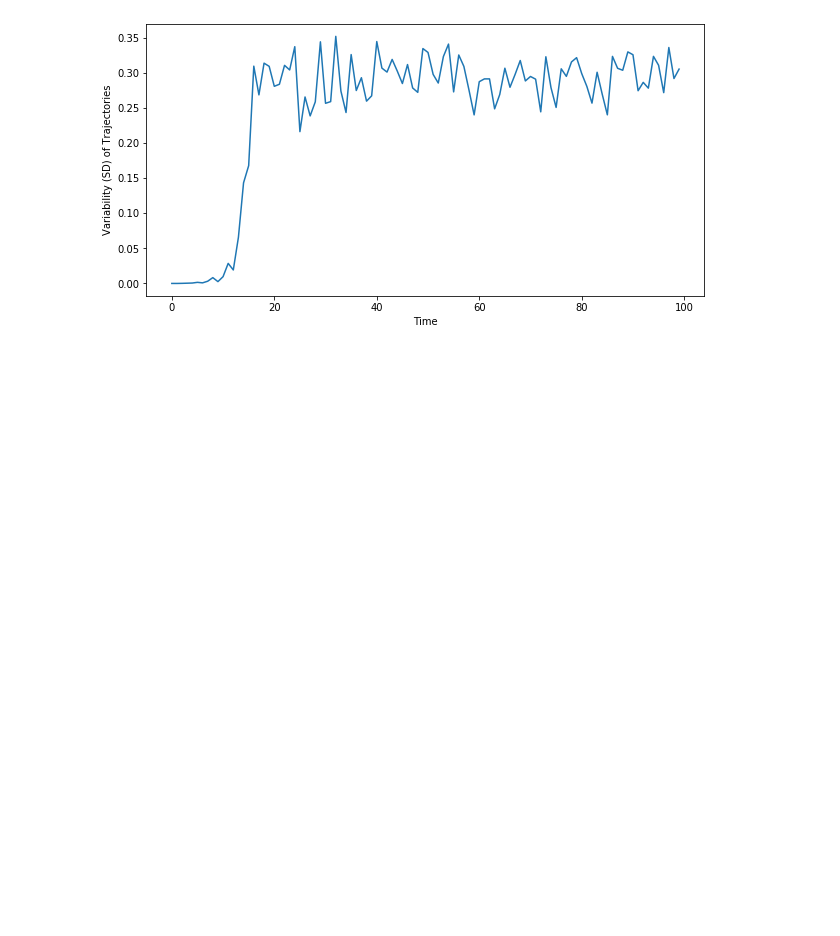
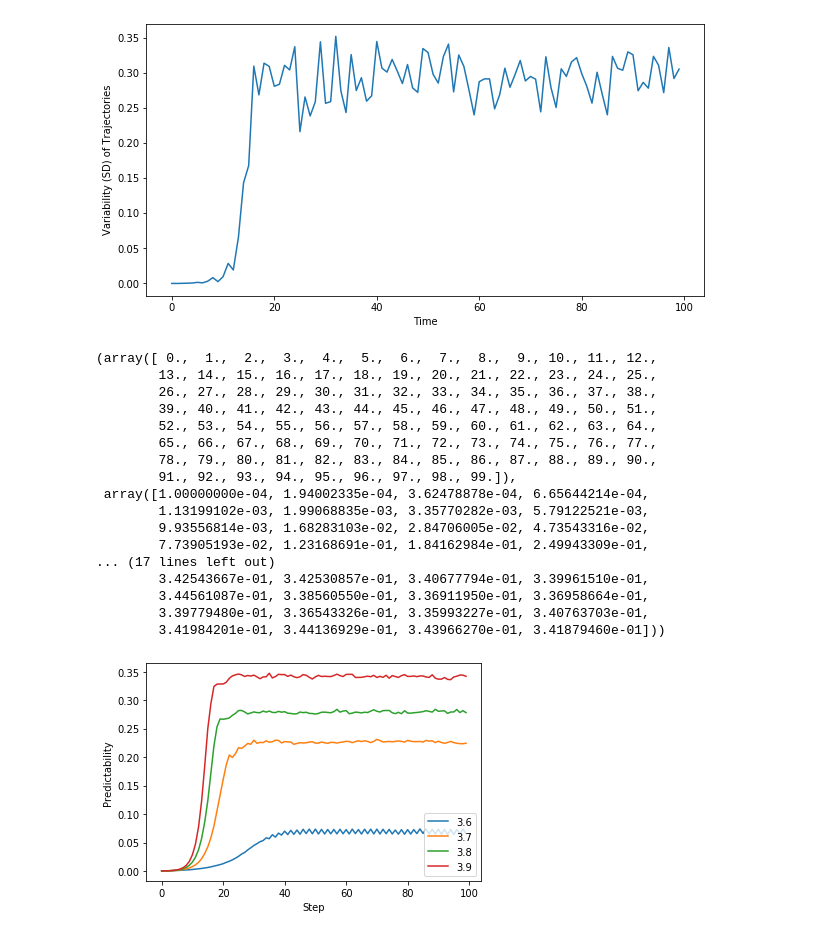
Before and after one commit to RachelMordecai7/Computational-Biology, a Jupyter notebook: Week 2, Class 2, Sensitivity.ipynb, the cells around one changed output. Drawn from its saved outputs; the diff is of its cells as text; code cells hidden in the pictures; blank space fills up the shorter version.

```diff
--- a/Week 2, Class 2, Sensitivity.ipynb
+++ b/Week 2, Class 2, Sensitivity.ipynb
@@ -68,3 +68,48 @@ plt.ylabel('Variability (SD) of Trajectories');
 # %% [output]
 [figure]
 [figure]
+# %%
+#Approach with pairs of trajectories
+
+nsteps = 100 #Number of steps in our stimulation
+ntrials = 10000
+wiggle = 0.0001 #The difference between starting points in a pair
+
+x = np.zeros(shape=(nsteps,2)) #For those 2 traces in a pair
+diff = np.zeros(shape=(nsteps,ntrials)) #Absolute differences between trajectories for each pair
+
+for r in np.arange(3.6,4.0,0.1):
+    for itrial in range(ntrials):
+        starting_point = np.random.uniform(low=0, high=1-wiggle) + np.array([0,wiggle])
+        for ipair in range (2):
+            x[0,ipair] = starting_point[ipair]
+            for istep in range (1,nsteps):
+                x[istep,ipair]= r*x[istep-1,ipair] * (1-x[istep-1,ipair])
+        diff[:,itrial] = np.abs(x[:,1]-x[:,0])
+
+    curves = plt.plot(np.mean(diff,axis=1), label=np.round(r,decimals = 2));
+
+plt.legend(loc='lower right');
+plt.xlabel('Step');
+plt.ylabel('Predictability');
+
+curves[0].get_data()
+# %% [output]
+(array([ 0.,  1.,  2.,  3.,  4.,  5.,  6.,  7.,  8.,  9., 10., 11., 12.,
+        13., 14., 15., 16., 17., 18., 19., 20., 21., 22., 23., 24., 25.,
+        26., 27., 28., 29., 30., 31., 32., 33., 34., 35., 36., 37., 38.,
+        39., 40., 41., 42., 43., 44., 45., 46., 47., 48., 49., 50., 51.,
+        52., 53., 54., 55., 56., 57., 58., 59., 60., 61., 62., 63., 64.,
+        65., 66., 67., 68., 69., 70., 71., 72., 73., 74., 75., 76., 77.,
+        78., 79., 80., 81., 82., 83., 84., 85., 86., 87., 88., 89., 90.,
+        91., 92., 93., 94., 95., 96., 97., 98., 99.]),
+ array([1.00000000e-04, 1.94002335e-04, 3.62478878e-04, 6.65644214e-04,
+        1.13199102e-03, 1.99068835e-03, 3.35770282e-03, 5.79122521e-03,
+        9.93556814e-03, 1.68283103e-02, 2.84706005e-02, 4.73543316e-02,
+        7.73905193e-02, 1.23168691e-01, 1.84162984e-01, 2.49943309e-01,
+... (17 lines left out)
+        3.42543667e-01, 3.42530857e-01, 3.40677794e-01, 3.39961510e-01,
+        3.44561087e-01, 3.38560550e-01, 3.36911950e-01, 3.36958664e-01,
+        3.39779480e-01, 3.36543326e-01, 3.35993227e-01, 3.40763703e-01,
+        3.41984201e-01, 3.44136929e-01, 3.43966270e-01, 3.41879460e-01]))
+[figure, added]
```
